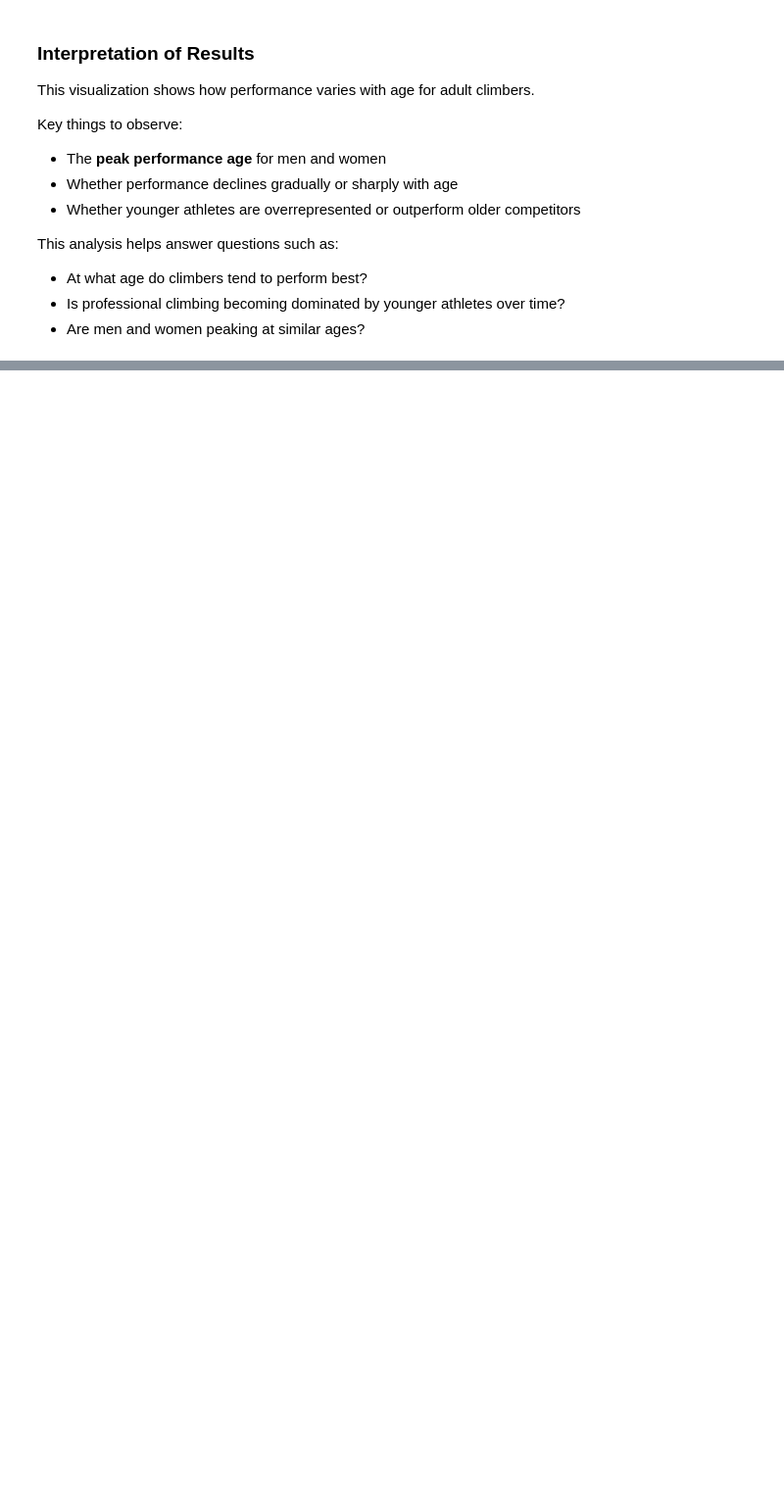
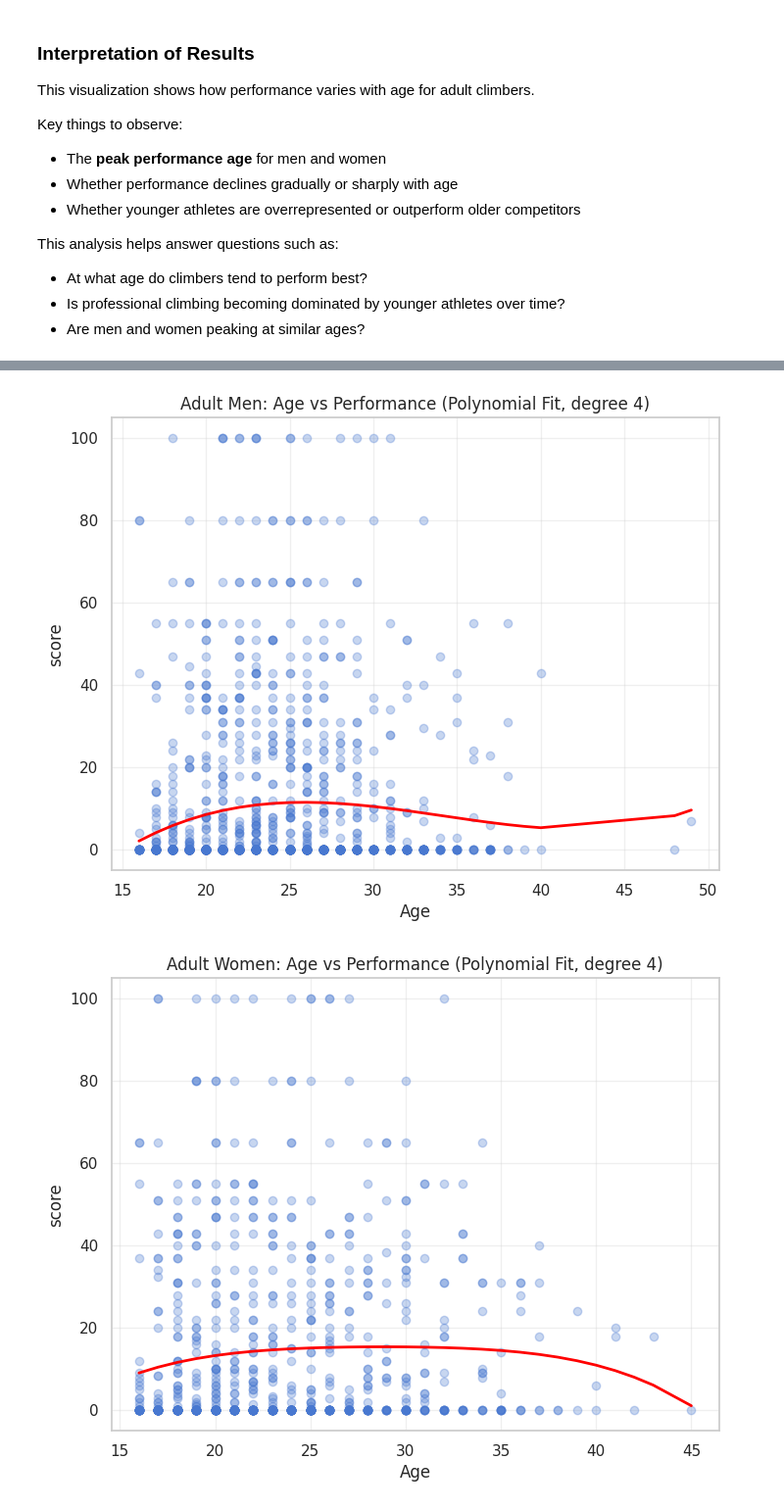
Before and after one commit to derrickd-lab/Climbing_Prediction_Project, a Jupyter notebook: ML_Project.ipynb, the cells around one changed output, grey strips where cells are left out. Shown: that part at 98% size. Saved outputs shown, nothing was run; the diff lists cells and outputs as text; code cells hidden in the pictures; blank space fills up the shorter version.

```diff
--- a/ML_Project.ipynb
+++ b/ML_Project.ipynb
@@ -217,0 +283,6 @@ This analysis helps answer questions such as:
+# %%
+plot_age_performance_poly(adult_m, "age (at time of competition)", "score", "Adult Men: Age vs Performance")
+plot_age_performance_poly(adult_w, "age (at time of competition)", "score", "Adult Women: Age vs Performance")
+# %% [output]
+[figure, added]
+[figure, added]
```
Also changed, not shown: parts of 9 cells of this notebook.
